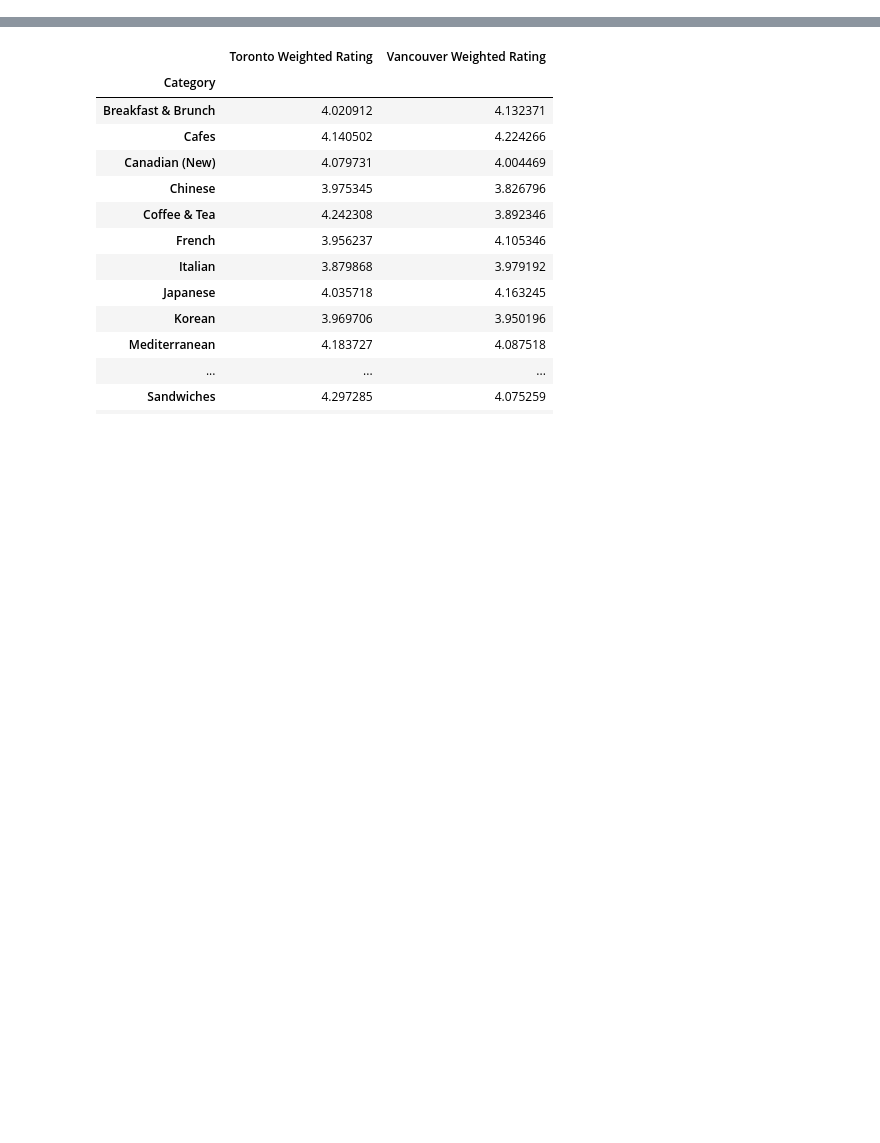
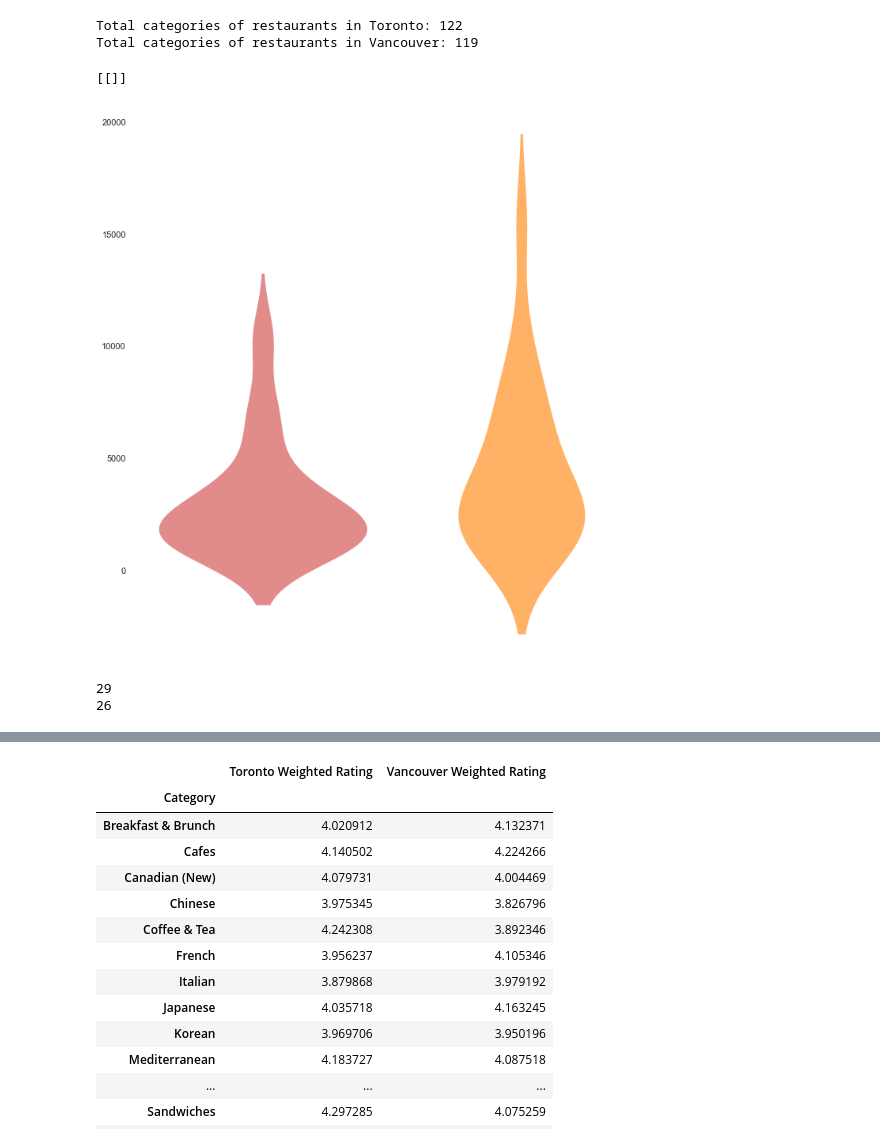
Before and after one commit to AlanDeng7/Module-7-Project1, a Jupyter notebook: Code_Sameer/Sameer.ipynb, the cells around one changed output, grey strips where cells are left out. Drawn from its saved outputs; the diff is of its cells as text; code cells hidden in the pictures; blank space fills up the shorter version.

```diff
--- a/Code_Sameer/Sameer.ipynb
+++ b/Code_Sameer/Sameer.ipynb
@@ -34,6 +35,44 @@ toronto_df.head()
 | 2 | Mira | 420A Wellington Street W | Peruvian | 4.5 | 256 | $$ | 2 | 43.644170 | ... |
 | 3 | Rasa | 196 Robert Street | Canadian (New) | 4.5 | 317 | $$ | 2 | 43.662775 | ... |
 | 4 | KINKA IZAKAYA ORIGINAL | 398 Church Street | Japanese | 4.0 | 1790 | $$ | 2 | 43.660424 | ... |
+# %%
+#Find the total number of categories for each city
+toronto_total_categories = toronto_df['Category'].nunique()
+vancouver_total_categories = vancouver_df['Category'].nunique()
+
+#Create a data frame to join for the violinplot distributions for the total reviews per category (with at least 1001 reviews) in each city
+toronto_total_category_reviews = pd.DataFrame(toronto_df.groupby(toronto_df['Category']).sum()['Number of Reviews']).rename(columns={'Number of Reviews':'Toronto'})
+vancouver_total_category_reviews = pd.DataFrame(vancouver_df.groupby(vancouver_df['Category']).sum()['Number of Reviews']).rename(columns={'Number of Reviews':'Vancouver'})
+
+toronto_revrest = toronto_total_category_reviews.loc[toronto_total_category_reviews['Toronto'] > 1000, :]
+vancouver_revrest = vancouver_total_category_reviews.loc[vancouver_total_category_reviews['Vancouver'] > 1000, :]
+
+revrest_df = toronto_revrest.join(vancouver_revrest)
+
+print(f'Total categories of restaurants in Toronto: {toronto_total_categories}')
+print(f'Total categories of restaurants in Vancouver: {vancouver_total_categories}')
+# %% [output]
+Total categories of restaurants in Toronto: 122
+Total categories of restaurants in Vancouver: 119
+# %%
+# Plot box plot using Seaborn for Average reviews per restaurant for each category in Toronto and Vancouver
+my_pal = {'Toronto': 'maroon', 'Vancouver':'orange'}
+boxplot = sns.violinplot(data=revrest_df, split='True', inner=None, palette=my_pal, height=10, aspect=0.5)
+
+
+boxplot.collections[0].set_facecolor('#E28B8B')
+boxplot.collections[0].set_edgecolor('#E28B8B')
+
+boxplot.collections[1].set_facecolor('#FFB266')
+boxplot.collections[1].set_edgecolor('#FFB266')
+
+boxplot.set_facecolor(color='white')
+
+
+boxplot.set(xticklabels=[])
+# %% [output]
+[[]]
+[figure, added]
 # %%
 #Find Yelp Categories unique to each city and cleanup the data based on number of reviews
 #Remove any ambiguous categories from results
@@ -43,8 +82,17 @@ vancats = pd.Index(vancouver_data['Category'].unique())
 torcat_unique = pd.Series(torcats.difference(vancats))
 vancat_unique = pd.Series(vancats.difference(torcats))
 
-torcats_df = toronto_data.loc[(toronto_data['Category'].isin(torcat_unique)) & (toronto_data['Number of Reviews'] > 100) & (toronto_data['Category'] != 'Food Court') & (toronto_data['Category'] != 'Arcades'), :]
-vancats_df = vancouver_data.loc[(vancouver_data['Category'].isin(vancat_unique)) & (vancouver_data['Number of Reviews'] > 100) & (vancouver_data['Category'] != 'Organic Stores') & (vancouver_data['Category'] != 'Dive Bars') & (vancouver_data['Category'] != 'Irish') & (vancouver_data['Category'] != 'Patisserie/Cake Shop'), :]
+torcats_df = toronto_data.loc[(toronto_data['Category'].isin(torcat_unique)) & (toronto_data['Number of Reviews'] > 75) & (toronto_data['Rating'] > 3.9) & (toronto_data['Category'] != 'Food Court') & (toronto_data['Category'] != 'Arcades'), :]
+vancats_df = vancouver_data.loc[(vancouver_data['Category'].isin(vancat_unique)) & (vancouver_data['Number of Reviews'] > 75) & (vancouver_data['Rating'] > 3.9) & (vancouver_data['Category'] != 'Organic Stores') & (vancouver_data['Category'] != 'Dive Bars') & (vancouver_data['Category'] != 'Irish') & (vancouver_data['Category'] != 'Patisserie/Cake Shop'), :]
+
+tor_cat_unique_count = torcat_unique.nunique()
+van_cat_unique_count = vancat_unique.nunique()
+
+print(tor_cat_unique_count)
+print(van_cat_unique_count)
+# %% [output]
+29
+26
 # %%
 #Map unique restaurants in Toronto
 unique_tor_plot = torcats_df.hvplot.points('Longitude', 'Latitude', geo=True, tiles='StamenTonerBackground', frame_width = 1000, frame_height = 800, size='Number of Reviews', color='Category', legend=None)
```
Also changed, not shown: parts of 2 cells of this notebook.
